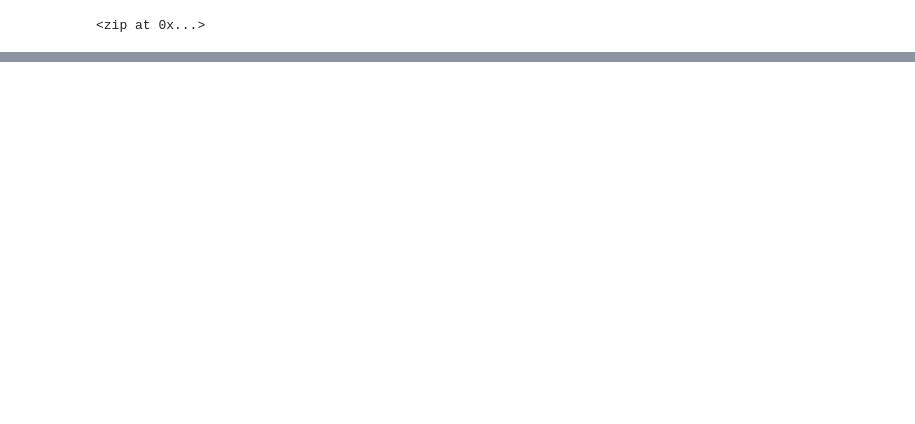
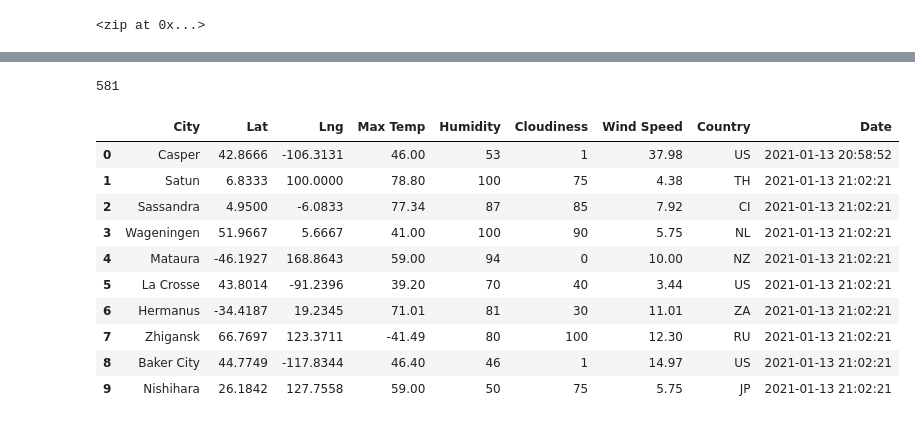
Before and after one commit to echuung94/World_Weather_Analysis, a Jupyter notebook: WeatherPy.ipynb, the cells around one changed output, grey strips where cells are left out. Cells and saved outputs as stored; diff of their text form; code cells hidden in the pictures; blank space fills up the shorter version.

```diff
--- a/WeatherPy.ipynb
+++ b/WeatherPy.ipynb
@@ -31,0 +139,20 @@ len(cities)
+# %%
+len(city_data)
+# %% [output]
+581
+# %%
+# Convert the array of dictionaries to a Pandas DataFrame.
+city_data_df = pd.DataFrame(city_data)
+city_data_df.head(10)
+# %% [output]
+|  | City | Lat | Lng | Max Temp | Humidity | Cloudiness | Wind Speed | Country | Date |
+| 0 | Casper | 42.8666 | -106.3131 | 46.00 | 53 | 1 | 37.98 | US | 2021-01-13 20:58:52 |
+| 1 | Satun | 6.8333 | 100.0000 | 78.80 | 100 | 75 | 4.38 | TH | 2021-01-13 21:02:21 |
+| 2 | Sassandra | 4.9500 | -6.0833 | 77.34 | 87 | 85 | 7.92 | CI | 2021-01-13 21:02:21 |
+| 3 | Wageningen | 51.9667 | 5.6667 | 41.00 | 100 | 90 | 5.75 | NL | 2021-01-13 21:02:21 |
+| 4 | Mataura | -46.1927 | 168.8643 | 59.00 | 94 | 0 | 10.00 | NZ | 2021-01-13 21:02:21 |
+| 5 | La Crosse | 43.8014 | -91.2396 | 39.20 | 70 | 40 | 3.44 | US | 2021-01-13 21:02:21 |
+| 6 | Hermanus | -34.4187 | 19.2345 | 71.01 | 81 | 30 | 11.01 | ZA | 2021-01-13 21:02:21 |
+| 7 | Zhigansk | 66.7697 | 123.3711 | -41.49 | 80 | 100 | 12.30 | RU | 2021-01-13 21:02:21 |
+| 8 | Baker City | 44.7749 | -117.8344 | 46.40 | 46 | 1 | 14.97 | US | 2021-01-13 21:02:21 |
+| 9 | Nishihara | 26.1842 | 127.7558 | 59.00 | 50 | 75 | 5.75 | JP | 2021-01-13 21:02:21 |
```
Also changed, not shown: parts of 7 cells of this notebook, 3 other files.
